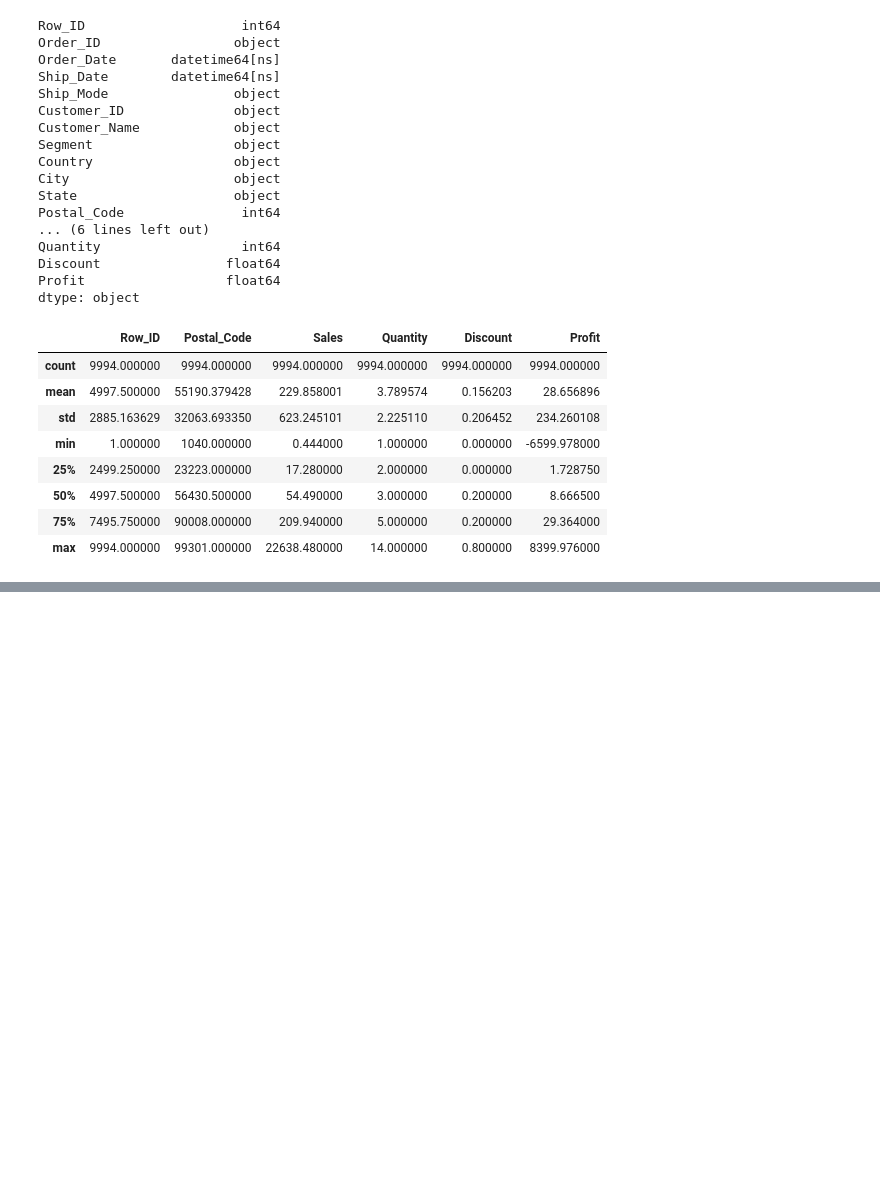
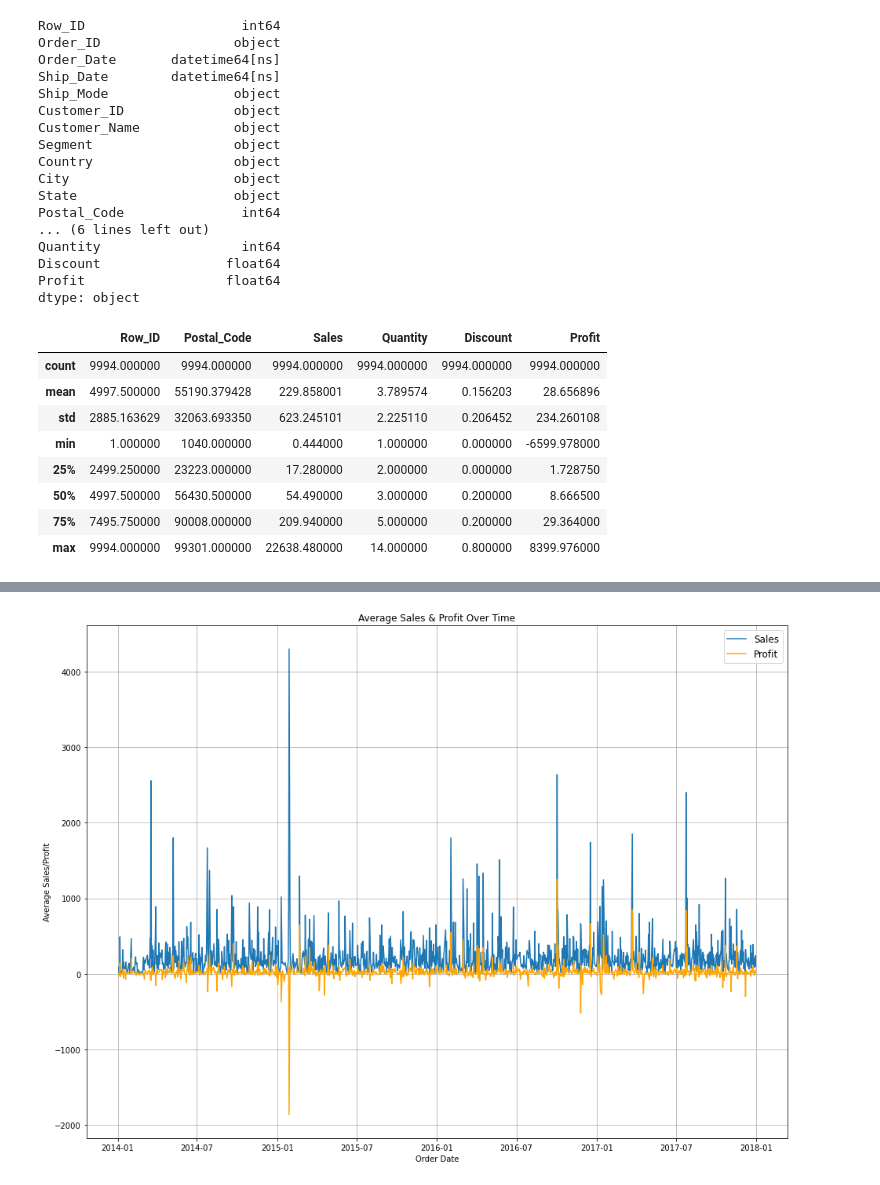
Before and after one commit to carrotdip/SuperStore, a Jupyter notebook: SuperStore_Analysis.ipynb, the cells around one changed output, grey strips where cells are left out. Cells and saved outputs as stored; diff of their text form; code cells hidden in the pictures; blank space fills up the shorter version.

```diff
--- a/SuperStore_Analysis.ipynb
+++ b/SuperStore_Analysis.ipynb
@@ -132,0 +153,14 @@ superstore_df.describe()
+# %%
+# Sales and Profit by State
+figure = plt.figure(figsize=[16,12])
+sp_by_state = (superstore_df[['Order_Date','Sales','Profit']].sort_values(by='Order_Date')).groupby('Order_Date').agg({'Sales':'mean','Profit':'mean'})
+plt.plot(sp_by_state.index, sp_by_state['Sales'],label='Sales')
+plt.plot(sp_by_state.index, sp_by_state['Profit'], color = 'orange',label='Profit')
+plt.xlabel('Order Date')
+plt.ylabel('Average Sales/Profit')
+plt.legend(fontsize=12)
+plt.title('Average Sales & Profit Over Time')
+plt.grid()
+plt.show()
+# %% [output]
+[figure, added]
```
Also changed, not shown: parts of 8 cells of this notebook, 1 other file.
